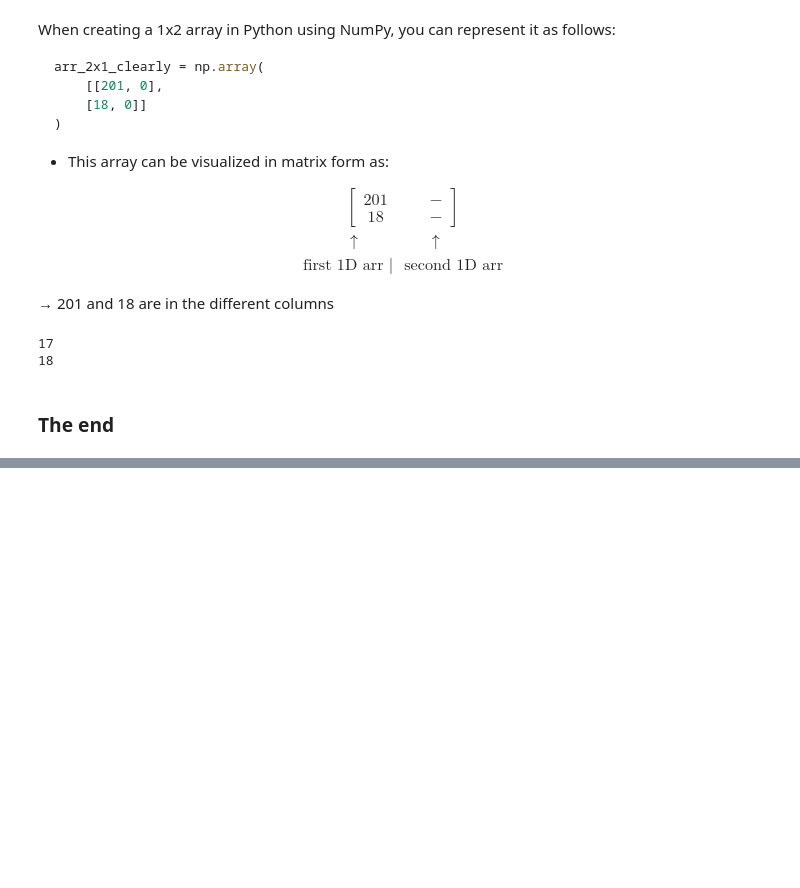
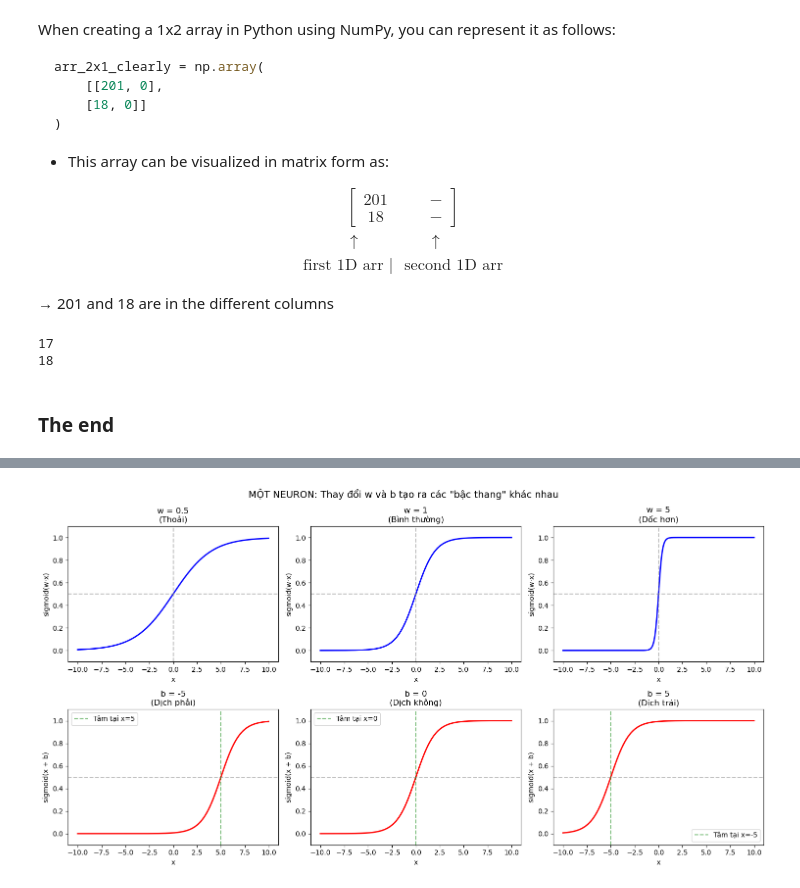
Before and after one commit to doduyquy/SGU_2025_ML_Fundamentals, a Jupyter notebook: testing.ipynb, the cells around one changed output, grey strips where cells are left out. Saved outputs shown, nothing was run; the diff lists cells and outputs as text; code cells hidden in the pictures; blank space fills up the shorter version.

```diff
--- a/testing.ipynb
+++ b/testing.ipynb
@@ -84,0 +142,47 @@ print(arr_1x2[1][0])    # in the second row, get the value at first column
+# %%
+import numpy as np
+import matplotlib.pyplot as plt
+
+# ============================================================
+# PHẦN 1: MỘT NEURON VỚI SIGMOID TẠO RA "BẬC THANG"
+# ============================================================
+
+def sigmoid(z):
+    return 1 / (1 + np.exp(-z))
+
+x = np.linspace(-10, 10, 500)
+
+fig, axes = plt.subplots(2, 3, figsize=(15, 8))
+
+# Thay đổi weight w → thay đổi độ dốc
+weights = [0.5, 1, 5]
+for i, w in enumerate(weights):
+    z = w * x
+    y = sigmoid(z)
+    axes[0, i].plot(x, y, 'b-', linewidth=2)
+    axes[0, i].axhline(y=0.5, color='gray', linestyle='--', alpha=0.5)
+    axes[0, i].axvline(x=0, color='gray', linestyle='--', alpha=0.5)
+    axes[0, i].set_title(f'w = {w}\n({"Thoải" if w < 1 else "Dốc hơn" if w > 1 else "Bình thường"})')
+    axes[0, i].set_xlabel('x')
+    axes[0, i].set_ylabel('sigmoid(w·x)')
+    axes[0, i].set_ylim(-0.1, 1.1)
+
+# Thay đổi bias b → dịch chuyển vị trí
+biases = [-5, 0, 5]
+for i, b in enumerate(biases):
+    z = x + b
+    y = sigmoid(z)
+    axes[1, i].plot(x, y, 'r-', linewidth=2)
+    axes[1, i].axhline(y=0.5, color='gray', linestyle='--', alpha=0.5)
+    axes[1, i].axvline(x=-b, color='green', linestyle='--', alpha=0.5, label=f'Tâm tại x={-b}')
+    axes[1, i].set_title(f'b = {b}\n(Dịch {"trái" if b > 0 else "phải" if b < 0 else "không"})')
+    axes[1, i].set_xlabel('x')
+    axes[1, i].set_ylabel('sigmoid(x + b)')
+    axes[1, i].set_ylim(-0.1, 1.1)
+    axes[1, i].legend()
+
+plt.suptitle('MỘT NEURON: Thay đổi w và b tạo ra các "bậc thang" khác nhau', fontsize=14)
+plt.tight_layout()
+plt.show()
+# %% [output]
+[figure, added]
```
Also changed, not shown: parts of 8 cells of this notebook, 1 other file.
